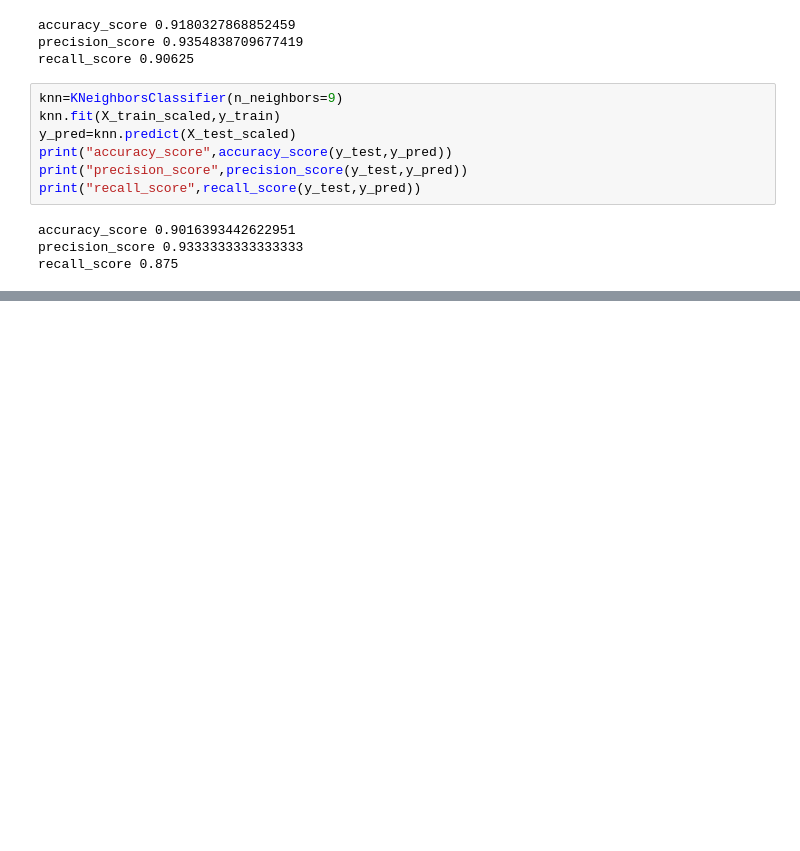
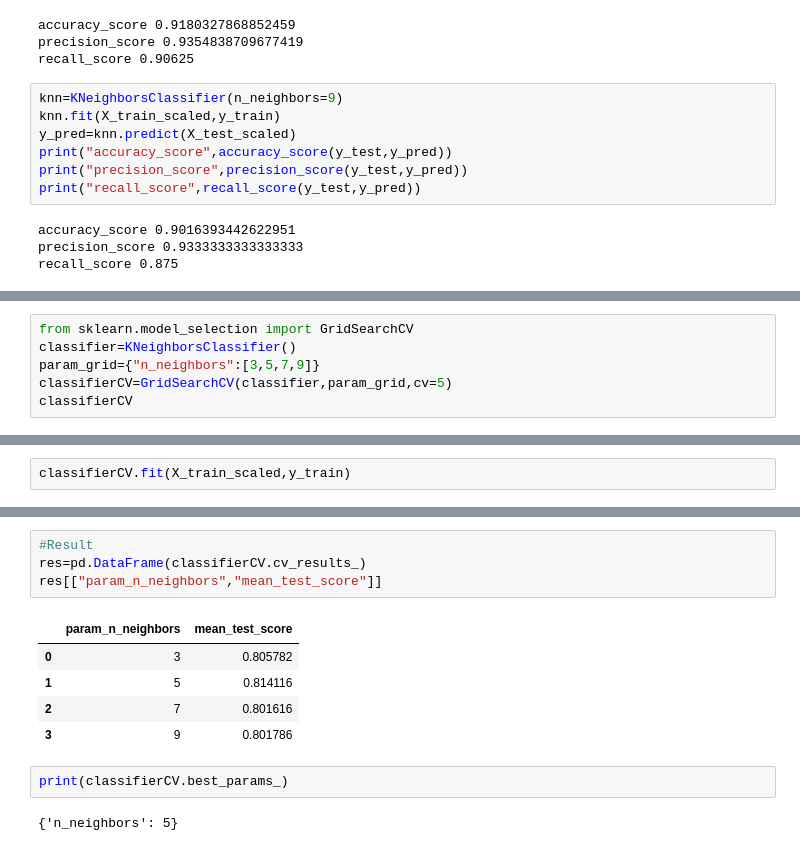
Before and after one commit to MuhammadTaha156/AI-ML-Learning-Path, a Jupyter notebook: Day 16 Machine Learning Part 3/KNN.ipynb, the cells around one changed output, grey strips where cells are left out. Drawn from its saved outputs; the diff is of its cells as text; blank space fills up the shorter version.

```diff
--- a/Day 16 Machine Learning Part 3/KNN.ipynb
+++ b/Day 16 Machine Learning Part 3/KNN.ipynb
@@ -83,0 +86,6 @@ recall_score 0.875
+# %%
+from sklearn.model_selection import GridSearchCV
+classifier=KNeighborsClassifier()
+param_grid={"n_neighbors":[3,5,7,9]}
+classifierCV=GridSearchCV(classifier,param_grid,cv=5)
+classifierCV
@@ -83,0 +95,2 @@ recall_score 0.875
+# %%
+classifierCV.fit(X_train_scaled,y_train)
@@ -83,0 +115,14 @@ recall_score 0.875
+# %%
+#Result
+res=pd.DataFrame(classifierCV.cv_results_)
+res[["param_n_neighbors","mean_test_score"]]
+# %% [output]
+|  | param_n_neighbors | mean_test_score |
+| 0 | 3 | 0.805782 |
+| 1 | 5 | 0.814116 |
+| 2 | 7 | 0.801616 |
+| 3 | 9 | 0.801786 |
+# %%
+print(classifierCV.best_params_)
+# %% [output]
+{'n_neighbors': 5}
```
Also changed, not shown: parts of 5 cells of this notebook.
